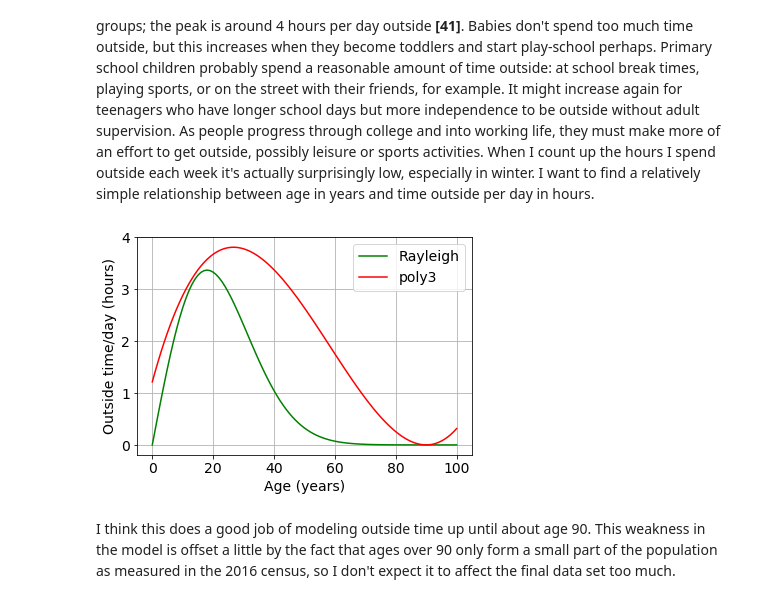
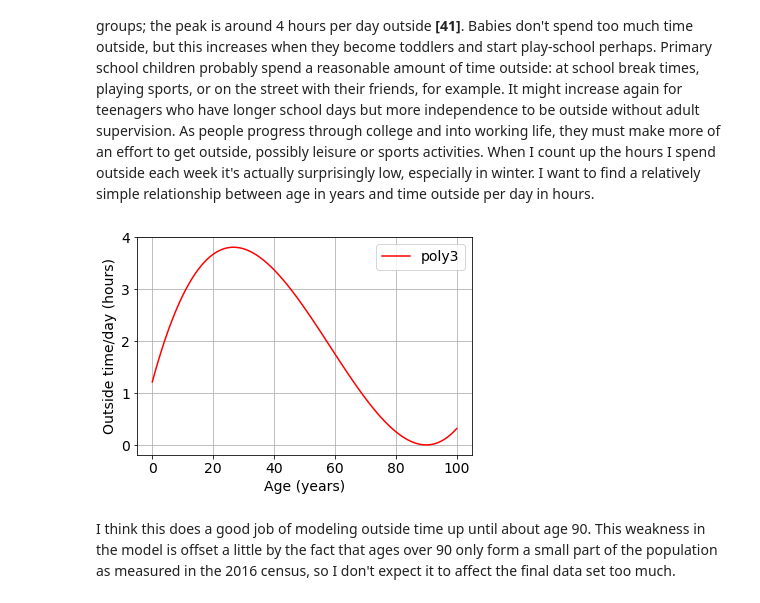
Before and after one commit to elizabethdaly/simulating-data, a Jupyter notebook: eyesight.ipynb, the cells around one changed output. Cells and saved outputs as stored; diff of their text form; code cells hidden in the pictures.

```diff
--- a/eyesight.ipynb
+++ b/eyesight.ipynb
@@ -428,33 +437,33 @@ Lots of articles on myopia say that time spent outdoors (especially during child
 # %% [markdown]
 I will model environmental factors as a numerical variable, with one decimal place, representing hours spent outside per day. It will have a minimum value of zero. I will attempt to estimate in a very general way how much time people spend outside at different stages of their life,so this variable will depend on the age variable above. I found some sites that reported time spent each day on leisure activities, not necessarily all outside ones, on which I will base my code **[39, 40]**. I used the interactive tool in one link to roughly estimate this parameter in broad age groups; the peak is around 4 hours per day outside **[41]**. Babies don't spend too much time outside, but this increases when they become toddlers and start play-school perhaps. Primary school children probably spend a reasonable amount of time outside: at school break times, playing sports, or on the street with their friends, for example. It might increase again for teenagers who have longer school days but more independence to be outside without adult supervision. As people progress through college and into working life, they must make more of an effort to get outside, possibly leisure or sports activities. When I count up the hours I spend outside each week it's actually surprisingly low, especially in winter. I want to find a relatively simple relationship between age in years and time outside per day in hours.
 # %%
-# Expect hours outside to vary with age, looks like the pdf for a Rayleigh but falls to zero too early.
+# Expect hours outside to vary with age, looks like the pdf for a Rayleigh distribution but falls to zero too early.
 x = np.arange(0, 101)
 
 # mean, scale
-m, s = 18, 5
-ray_pdf = lambda s, x: 100  * (x / s ** 2) * ( np.exp( (-x **2) / (2 * s **2) )  )
-plt.plot(x, ray_pdf(m, x), 'g-', label='Rayleigh')
+#m, s = 18, 5
+#ray_pdf = lambda s, x: 100  * (x / s ** 2) * ( np.exp( (-x **2) / (2 * s **2) )  )
+#plt.plot(x, ray_pdf(m, x), 'g-', label='Rayleigh')
 
 # Try a third order polynomial with roots close to the edges of my population data.
 # Here I am creating a relationship that np.polyfit might be able to find later on.
 # Roots at -5, +90 and scale appropriately for max hr/day approx. 4.
 p3 = 0.00003 * ((x + 5) * (x - 90) * (x - 90))
 
 # Tried lower order polynomials but they don't work well for this model.
 #p2 = 0.00003 * (- 150 * (x ** 2) + 4800 * x + 64000)
 #p1 = 0.00003 * (4800 * x + 64000)
 
 plt.plot(x, p3, 'r-', label='poly3')
 #plt.plot(x, p2, 'b-', label='p2')
 #plt.plot(x, p1, 'c-', label='p1')
 
 plt.legend()
 plt.xlabel("Age (years)")
 plt.ylabel("Outside time/day (hours)")
 plt.grid()
 # %% [output]
-[figure, old version]
+[figure, new version]
 # %% [markdown]
 I think this does a good job of modeling outside time up until about age 90. This weakness in the model is offset a little by the fact that ages over 90 only form a small part of the population as measured in the 2016 census, so I don't expect it to affect the final data set too much.
 # %% [markdown]
```
Also changed, not shown: parts of 28 cells of this notebook, 1 other file.
